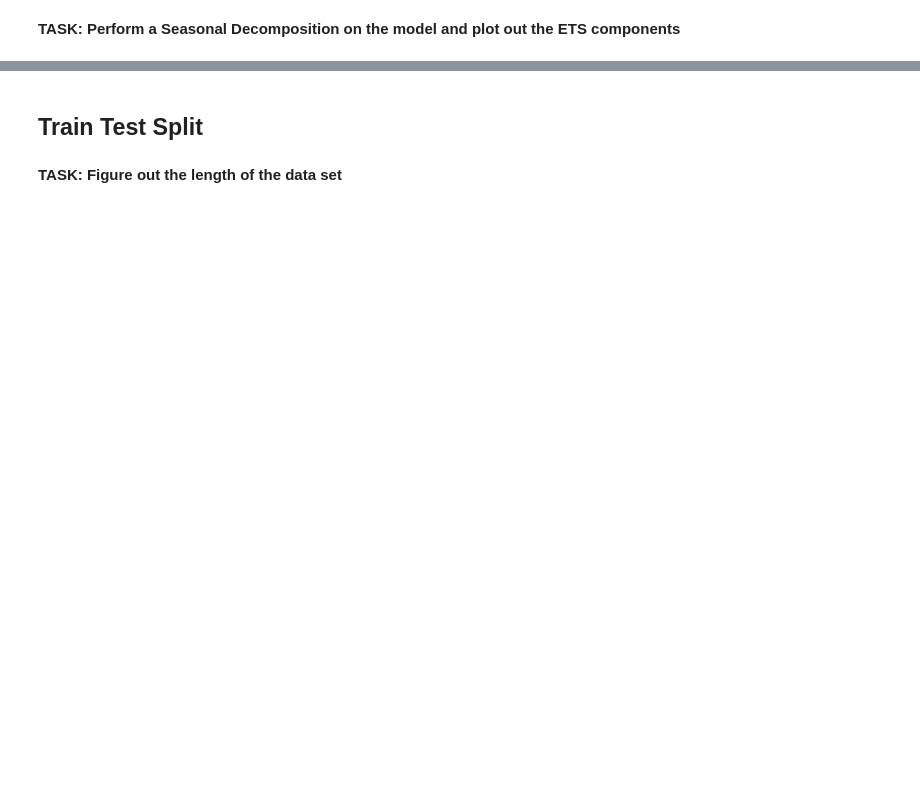
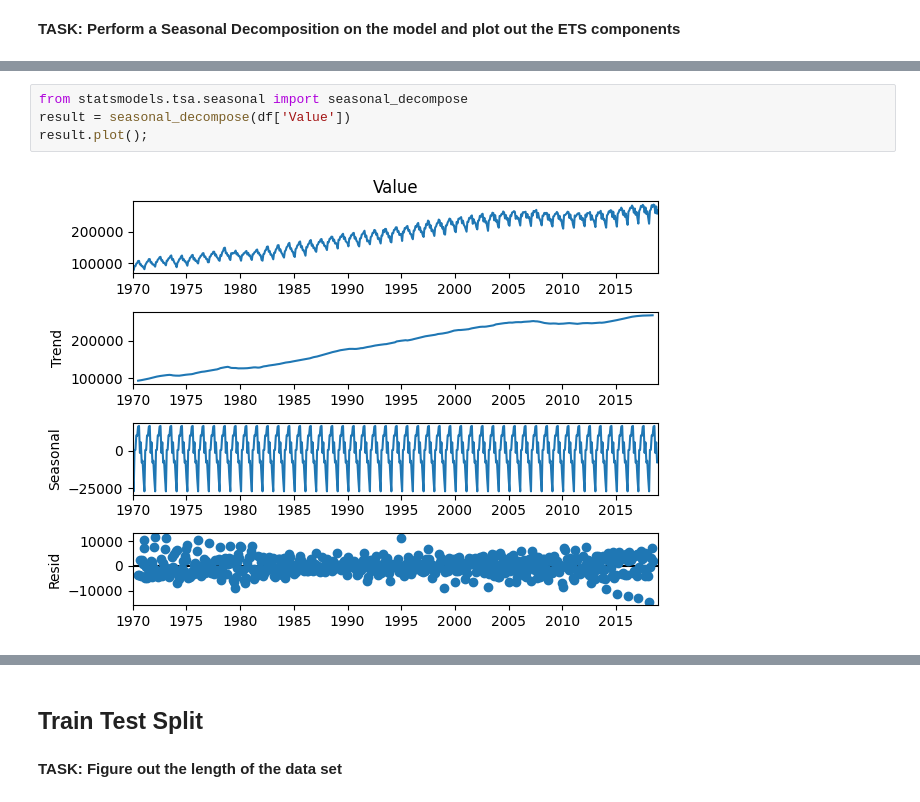
Before and after one commit to LastExile16/DataScience, a Jupyter notebook: TimeSeriesDataAnalysis/02-RNN-Exercise.ipynb, the cells around one changed output, grey strips where cells are left out. Cells and saved outputs as stored; diff of their text form; blank space fills up the shorter version.

```diff
--- a/TimeSeriesDataAnalysis/02-RNN-Exercise.ipynb
+++ b/TimeSeriesDataAnalysis/02-RNN-Exercise.ipynb
@@ -84,0 +48,6 @@ df.plot()
+# %%
+from statsmodels.tsa.seasonal import seasonal_decompose
+result = seasonal_decompose(df['Value'])
+result.plot();
+# %% [output]
+[figure, added]
```
Also changed, not shown: parts of 63 cells of this notebook.
